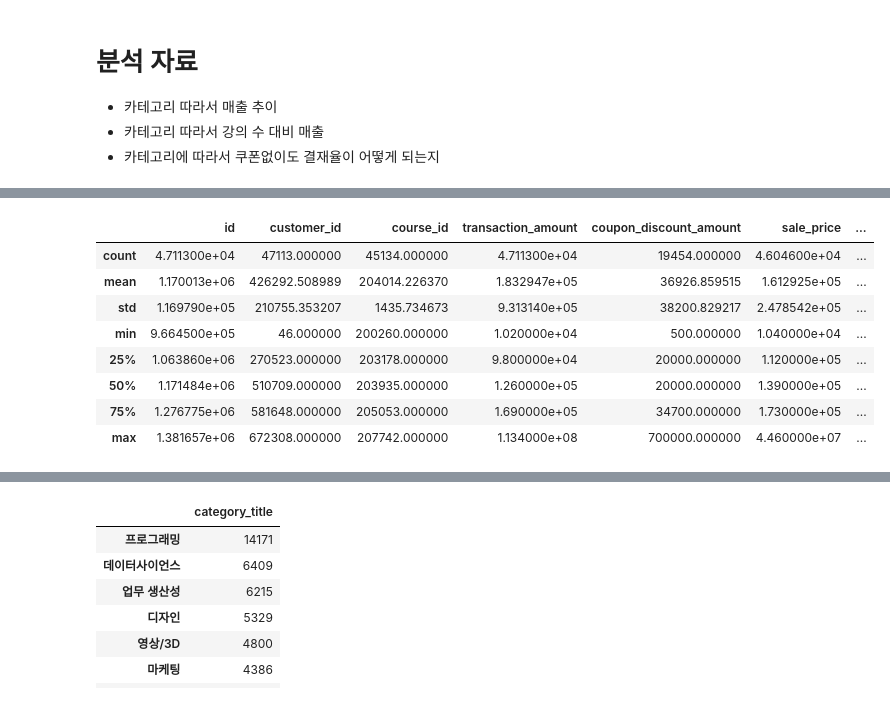
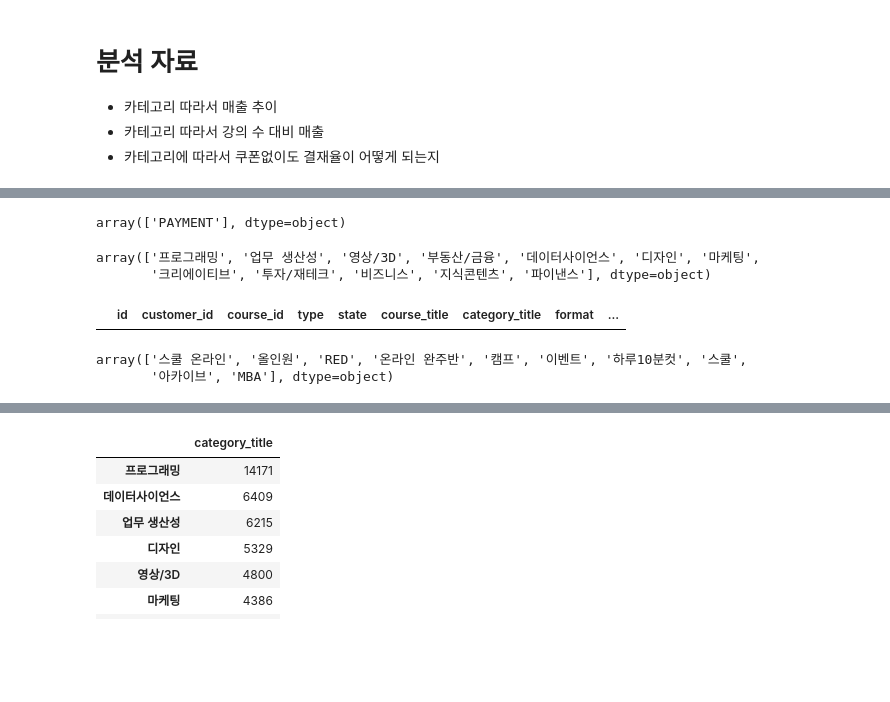
Before and after one commit to PKL-2022/FC_PJT, a Jupyter notebook: 패스트캠퍼스eda_JINSU.ipynb, the cells around one changed output, grey strips where cells are left out. Drawn from its saved outputs; the diff is of its cells as text; code cells hidden in the pictures; blank space fills up the shorter version.

```diff
--- a/패스트캠퍼스eda_JINSU.ipynb
+++ b/패스트캠퍼스eda_JINSU.ipynb
@@ -73,3 +73,9 @@ df = df[df.state=='COMPLETED']
 df.loc[df.category_title=='데이터 사이언스', 'category_title']= '데이터사이언스'
 # payment만 남기고 나머지 전처리
 df = df[df.type=='PAYMENT']
+# 0원인 강의만 전처리
+df = df[df.transaction_amount!=0]
+# 10000원 이하인 강의만 전처리
+# df = df[df.transaction_amount>10000]
+# category_title nan 값 제거 3개
+df = df.loc[~(df['category_title'].isnull())]
@@ -86,0 +82,5 @@ df = df[df.transaction_amount!=0]
+# %%
+# course_title, format 'B2B' 전처리
+df = df.loc[~(df['course_title'].str.contains('B2B')|(df['format'].str.contains('B2B')))]
+# 'B2B' 전처리 확인
+df.loc[(df['course_title'].str.contains('B2B')|(df['format'].str.contains('B2B')))]
@@ -86,0 +89,5 @@ df = df[df.transaction_amount!=0]
+# %%
+# 개발자 테스트용 3건 전처리
+df = df[~(df['course_title'].str.contains('TEST|test'))]
+# 기간 한정판매 강의 100건 전처리
+df = df[~df['course_title'].str.contains('한정판매')]
@@ -87,12 +103,18 @@ df = df[df.transaction_amount!=0]
+# %%
+df['type'].unique()
+# %% [output]
+array(['PAYMENT'], dtype=object)
+# %%
+df['category_title'].unique()
+# %% [output]
+array(['프로그래밍', '업무 생산성', '영상/3D', '부동산/금융', '데이터사이언스', '디자인', '마케팅',
+       '크리에이티브', '투자/재테크', '비즈니스', '지식콘텐츠', '파이낸스'], dtype=object)
 # %%
-df.describe()
+df[(df['course_title'].str.contains('TEST|test'))]
 # %% [output]
-|  | id | customer_id | course_id | transaction_amount | coupon_discount_amount | sale_price | ... |
-| count | 4.711300e+04 | 47113.000000 | 45134.000000 | 4.711300e+04 | 19454.000000 | 4.604600e+04 | ... |
-| mean | 1.170013e+06 | 426292.508989 | 204014.226370 | 1.832947e+05 | 36926.859515 | 1.612925e+05 | ... |
-| std | 1.169790e+05 | 210755.353207 | 1435.734673 | 9.313140e+05 | 38200.829217 | 2.478542e+05 | ... |
-| min | 9.664500e+05 | 46.000000 | 200260.000000 | 1.020000e+04 | 500.000000 | 1.040000e+04 | ... |
-| 25% | 1.063860e+06 | 270523.000000 | 203178.000000 | 9.800000e+04 | 20000.000000 | 1.120000e+05 | ... |
-| 50% | 1.171484e+06 | 510709.000000 | 203935.000000 | 1.260000e+05 | 20000.000000 | 1.390000e+05 | ... |
-| 75% | 1.276775e+06 | 581648.000000 | 205053.000000 | 1.690000e+05 | 34700.000000 | 1.730000e+05 | ... |
-| max | 1.381657e+06 | 672308.000000 | 207742.000000 | 1.134000e+08 | 700000.000000 | 4.460000e+07 | ... |
+|  | id | customer_id | course_id | type | state | course_title | category_title | format | ... |
+# %%
+df.format.unique()
+# %% [output]
+array(['스쿨 온라인', '올인원', 'RED', '온라인 완주반', '캠프', '이벤트', '하루10분컷', '스쿨',
+       '아카이브', 'MBA'], dtype=object)
```
Also changed, not shown: parts of 10 cells of this notebook, 1 other file.
